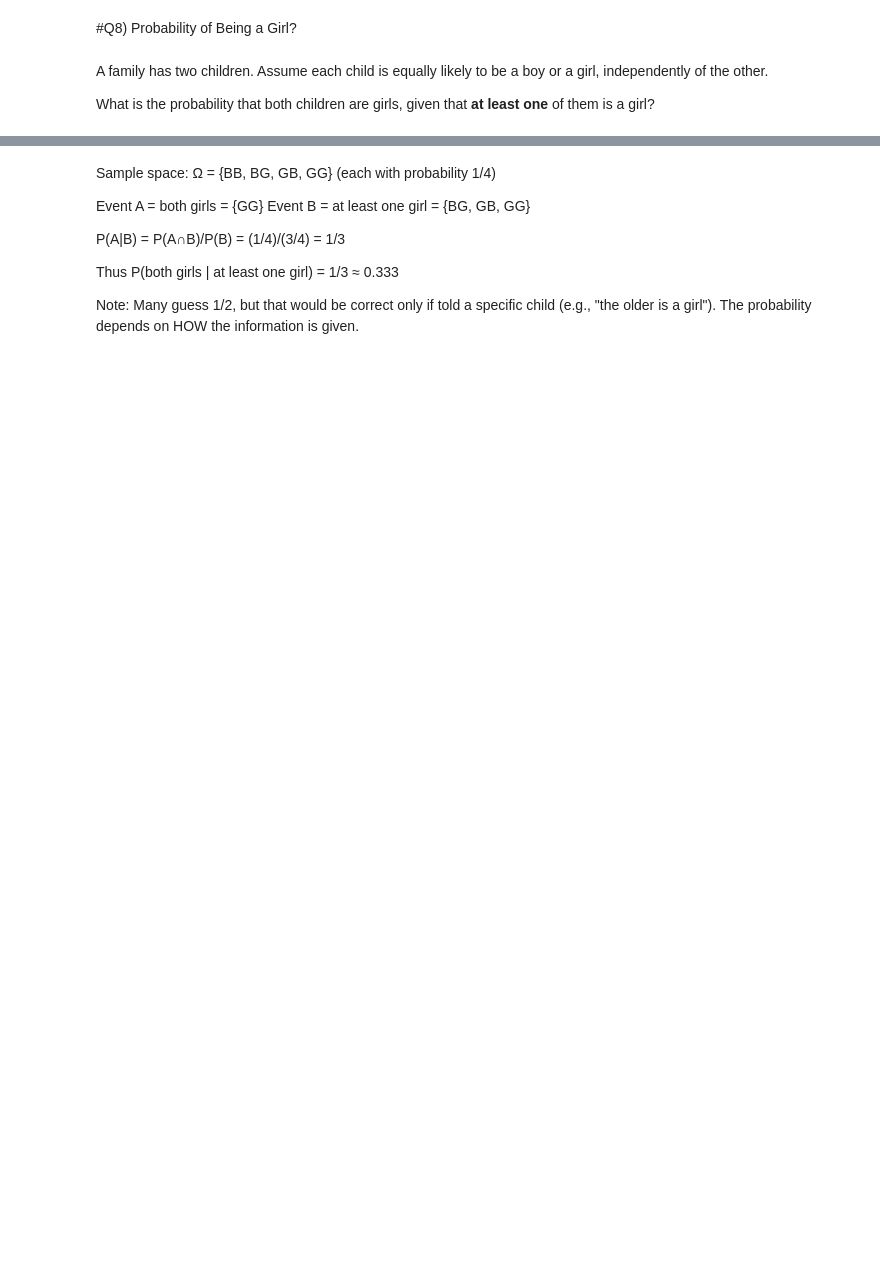
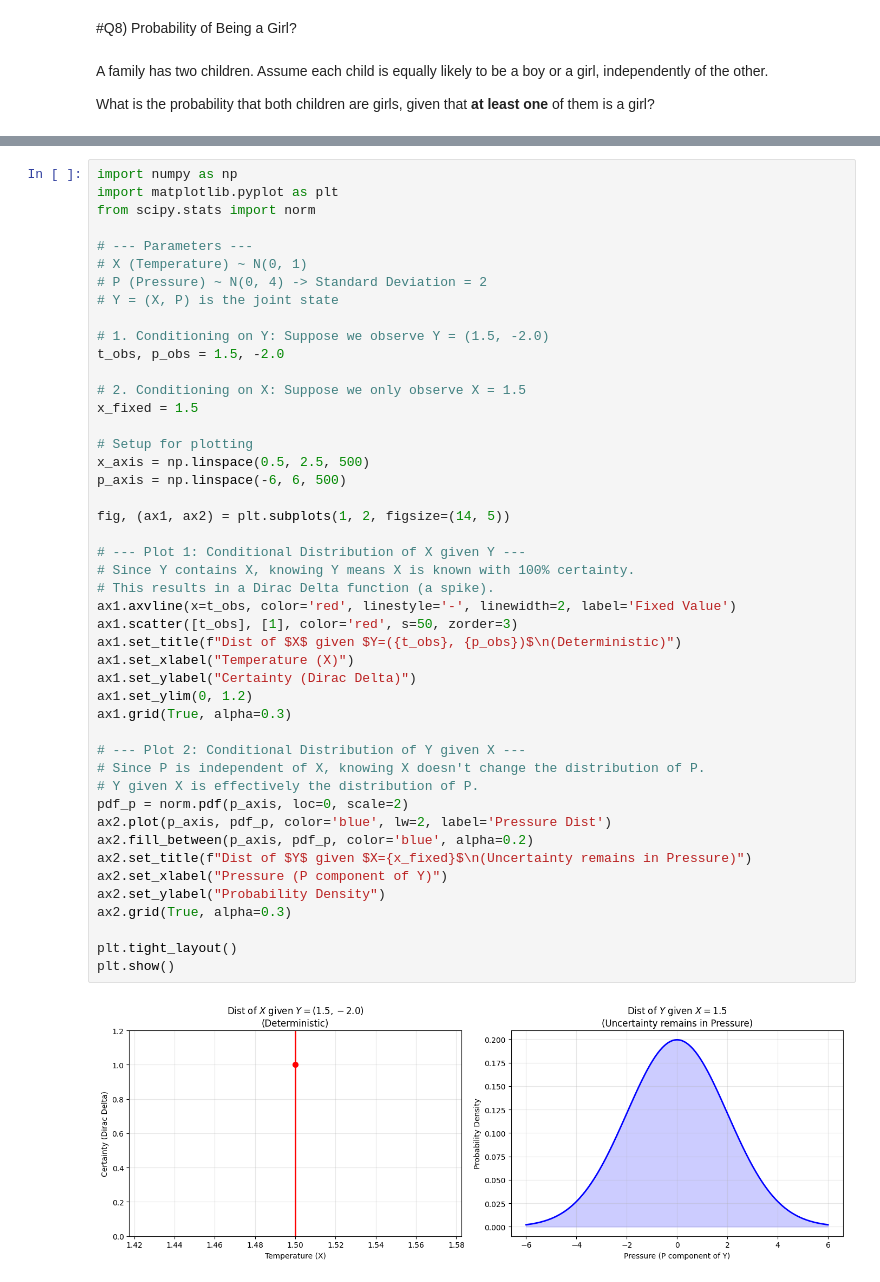
Before and after one commit to tiran543/Statistical-Learning-e23094, a Jupyter notebook: Copy_of_fundamentals_of_probability_assignment.ipynb, the cells around one changed output, grey strips where cells are left out. Drawn from its saved outputs; the diff is of its cells as text; blank space fills up the shorter version.

```diff
--- a/Copy_of_fundamentals_of_probability_assignment.ipynb
+++ b/Copy_of_fundamentals_of_probability_assignment.ipynb
@@ -1470,11 +148,48 @@ Answer: 0.3333333333333333
-# %% [markdown]
-Sample space: Ω = {BB, BG, GB, GG} (each with probability 1/4)
-
-Event A = both girls = {GG}
-Event B = at least one girl = {BG, GB, GG}
-
-P(A|B) = P(A∩B)/P(B) = (1/4)/(3/4) = 1/3
-
-Thus P(both girls | at least one girl) = 1/3 ≈ 0.333
-
-Note: Many guess 1/2, but that would be correct only if told a specific child (e.g., "the older is a girl"). The probability depends on HOW the information is given.
+# %%
+import numpy as np
+import matplotlib.pyplot as plt
+from scipy.stats import norm
+
+# --- Parameters ---
+# X (Temperature) ~ N(0, 1)
+# P (Pressure) ~ N(0, 4) -> Standard Deviation = 2
+# Y = (X, P) is the joint state
+
+# 1. Conditioning on Y: Suppose we observe Y = (1.5, -2.0)
+t_obs, p_obs = 1.5, -2.0
+
+# 2. Conditioning on X: Suppose we only observe X = 1.5
+x_fixed = 1.5
+
+# Setup for plotting
+x_axis = np.linspace(0.5, 2.5, 500)
+p_axis = np.linspace(-6, 6, 500)
+
+fig, (ax1, ax2) = plt.subplots(1, 2, figsize=(14, 5))
+
+# --- Plot 1: Conditional Distribution of X given Y ---
+# Since Y contains X, knowing Y means X is known with 100% certainty.
+# This results in a Dirac Delta function (a spike).
+ax1.axvline(x=t_obs, color='red', linestyle='-', linewidth=2, label='Fixed Value')
+ax1.scatter([t_obs], [1], color='red', s=50, zorder=3)
+ax1.set_title(f"Dist of $X$ given $Y=({t_obs}, {p_obs})$\n(Deterministic)")
+ax1.set_xlabel("Temperature (X)")
+ax1.set_ylabel("Certainty (Dirac Delta)")
+ax1.set_ylim(0, 1.2)
+ax1.grid(True, alpha=0.3)
+
+# --- Plot 2: Conditional Distribution of Y given X ---
+# Since P is independent of X, knowing X doesn't change the distribution of P.
+# Y given X is effectively the distribution of P.
+pdf_p = norm.pdf(p_axis, loc=0, scale=2)
+ax2.plot(p_axis, pdf_p, color='blue', lw=2, label='Pressure Dist')
+ax2.fill_between(p_axis, pdf_p, color='blue', alpha=0.2)
+ax2.set_title(f"Dist of $Y$ given $X={x_fixed}$\n(Uncertainty remains in Pressure)")
+ax2.set_xlabel("Pressure (P component of Y)")
+ax2.set_ylabel("Probability Density")
+ax2.grid(True, alpha=0.3)
+
+plt.tight_layout()
+plt.show()
+# %% [output]
+[figure, added]
```
Also changed, not shown: parts of 38 cells of this notebook.
